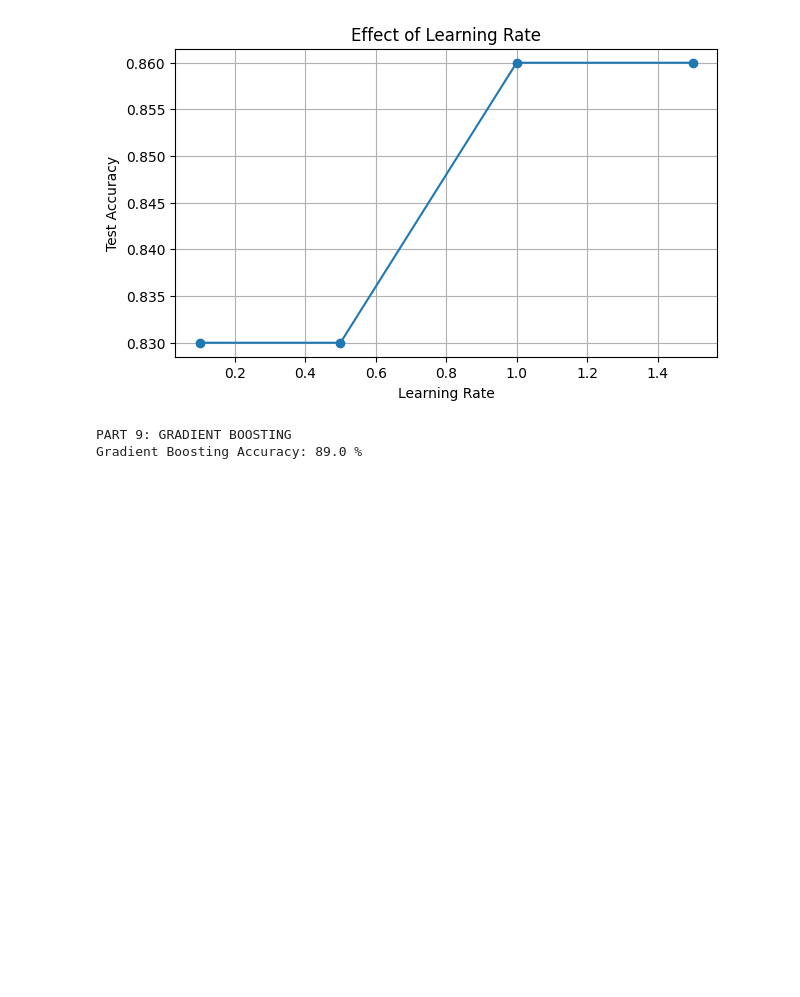
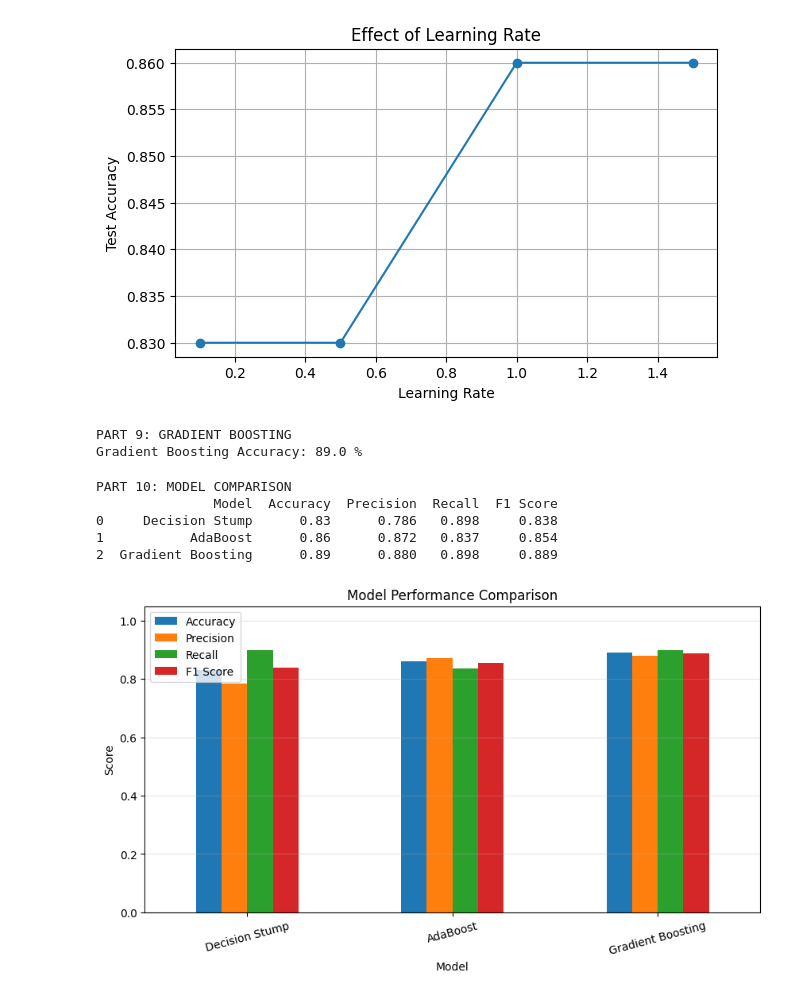
Before and after one commit to shivamkumar359/3rd-SEM-CLASS-CODES, a Jupyter notebook: ML/W6/WEEK_6_PRACTICAL_SESSION_BY_MITHUN_DJ.ipynb, the cells around one changed output. Saved outputs shown, nothing was run; the diff lists cells and outputs as text; code cells hidden in the pictures; blank space fills up the shorter version.

```diff
--- a/ML/W6/WEEK_6_PRACTICAL_SESSION_BY_MITHUN_DJ.ipynb
+++ b/ML/W6/WEEK_6_PRACTICAL_SESSION_BY_MITHUN_DJ.ipynb
@@ -332,3 +332,55 @@ print("Gradient Boosting Accuracy:",
 # %% [output]
 PART 9: GRADIENT BOOSTING
 Gradient Boosting Accuracy: 89.0 %
+# %%
+# ============================================================
+# PART 10: COMPARE ALL THREE MODELS
+# ============================================================
+
+print("\nPART 10: MODEL COMPARISON")
+
+models = {
+    "Decision Stump": weak_model,
+    "AdaBoost": ada_model,
+    "Gradient Boosting": gb_model
+}
+
+comparison = []
+
+for name, model in models.items():
+    prediction = model.predict(X_test)
+
+    comparison.append({
+        "Model": name,
+        "Accuracy": accuracy_score(y_test, prediction),
+        "Precision": precision_score(
+            y_test, prediction, zero_division=0
+        ),
+        "Recall": recall_score(
+            y_test, prediction, zero_division=0
+        ),
+        "F1 Score": f1_score(
+            y_test, prediction, zero_division=0
+        )
+    })
+
+comparison_df = pd.DataFrame(comparison)
+print(comparison_df.round(3))
+
+comparison_df.set_index("Model").plot(
+    kind="bar", figsize=(10, 5)
+)
+
+plt.title("Model Performance Comparison")
+plt.ylabel("Score")
+plt.ylim(0, 1.05)
+plt.xticks(rotation=15)
+plt.grid(axis="y", alpha=0.3)
+plt.show()
+# %% [output]
+PART 10: MODEL COMPARISON
+               Model  Accuracy  Precision  Recall  F1 Score
+0     Decision Stump      0.83      0.786   0.898     0.838
+1           AdaBoost      0.86      0.872   0.837     0.854
+2  Gradient Boosting      0.89      0.880   0.898     0.889
+[figure, added]
```
Also changed, not shown: parts of 1 cell of this notebook.
